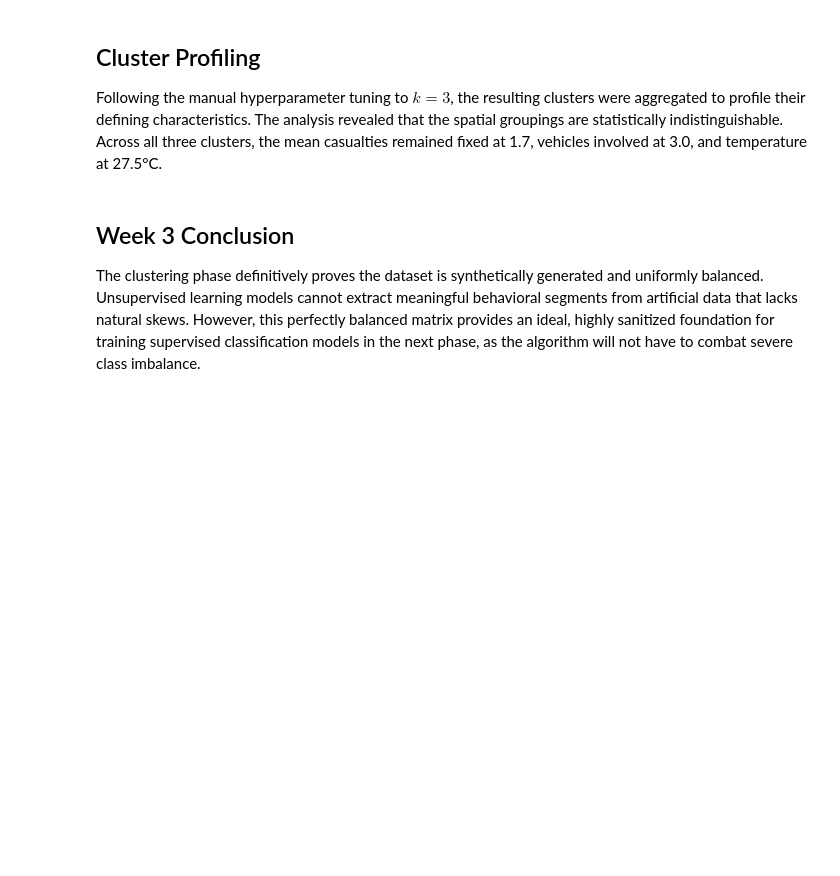
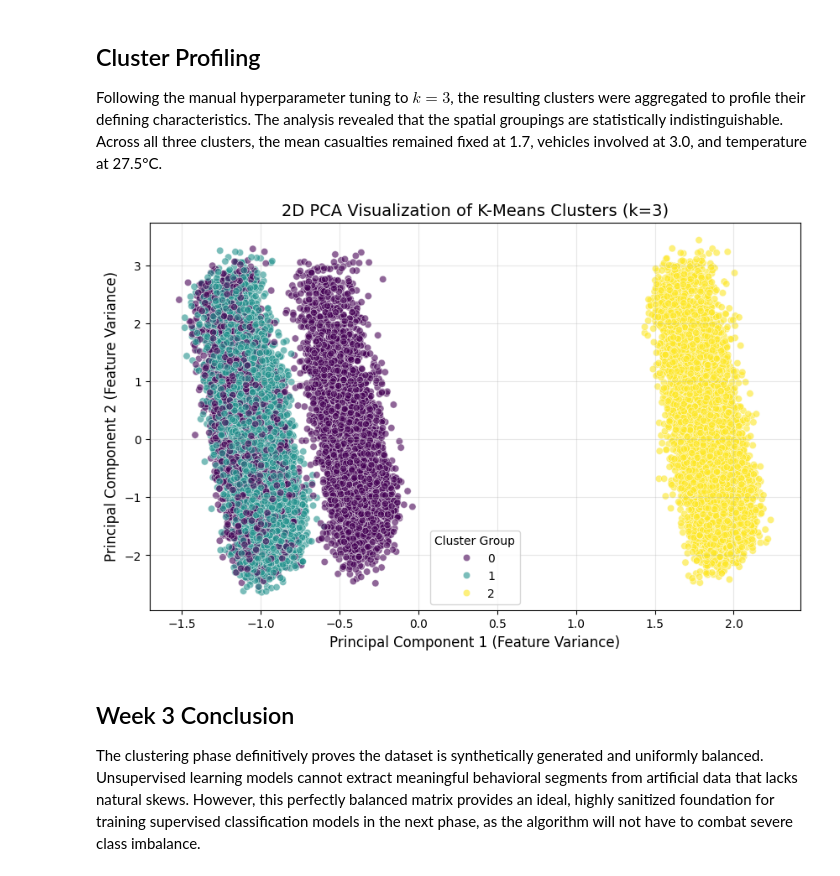
Before and after one commit to AitijhyaCoded/Yuva-Python-DS, a Jupyter notebook: week3.ipynb, the cells around one changed output. Cells and saved outputs as stored; diff of their text form; code cells hidden in the pictures; blank space fills up the shorter version.

```diff
--- a/week3.ipynb
+++ b/week3.ipynb
@@ -125,6 +125,29 @@ cluster_group
 ## Cluster Profiling
 
 Following the manual hyperparameter tuning to $k=3$, the resulting clusters were aggregated to profile their defining characteristics. The analysis revealed that the spatial groupings are statistically indistinguishable. Across all three clusters, the mean casualties remained fixed at 1.7, vehicles involved at 3.0, and temperature at 27.5°C.
+# %%
+from sklearn.decomposition import PCA
+import seaborn as sns
+
+# 1. Compress the 32 scaled features down to just 2 dimensions (X and Y coordinates)
+pca = PCA(n_components=2)
+pca_result = pca.fit_transform(X_scaled)
+
+# 2. Add the X and Y coordinates to a temporary dataframe for plotting
+pca_df = pd.DataFrame(data=pca_result, columns=['PCA1', 'PCA2'])
+pca_df['Cluster'] = df['cluster_group']
+
+# 3. Plot the clusters
+plt.figure(figsize=(10, 6))
+sns.scatterplot(x='PCA1', y='PCA2', hue='Cluster', data=pca_df, palette='viridis', alpha=0.6)
+plt.title('2D PCA Visualization of K-Means Clusters (k=3)', fontsize=14)
+plt.xlabel('Principal Component 1 (Feature Variance)', fontsize=12)
+plt.ylabel('Principal Component 2 (Feature Variance)', fontsize=12)
+plt.legend(title='Cluster Group')
+plt.grid(alpha=0.3)
+plt.show()
+# %% [output]
+[figure, added]
 # %% [markdown]
 ## Week 3 Conclusion
 
```
